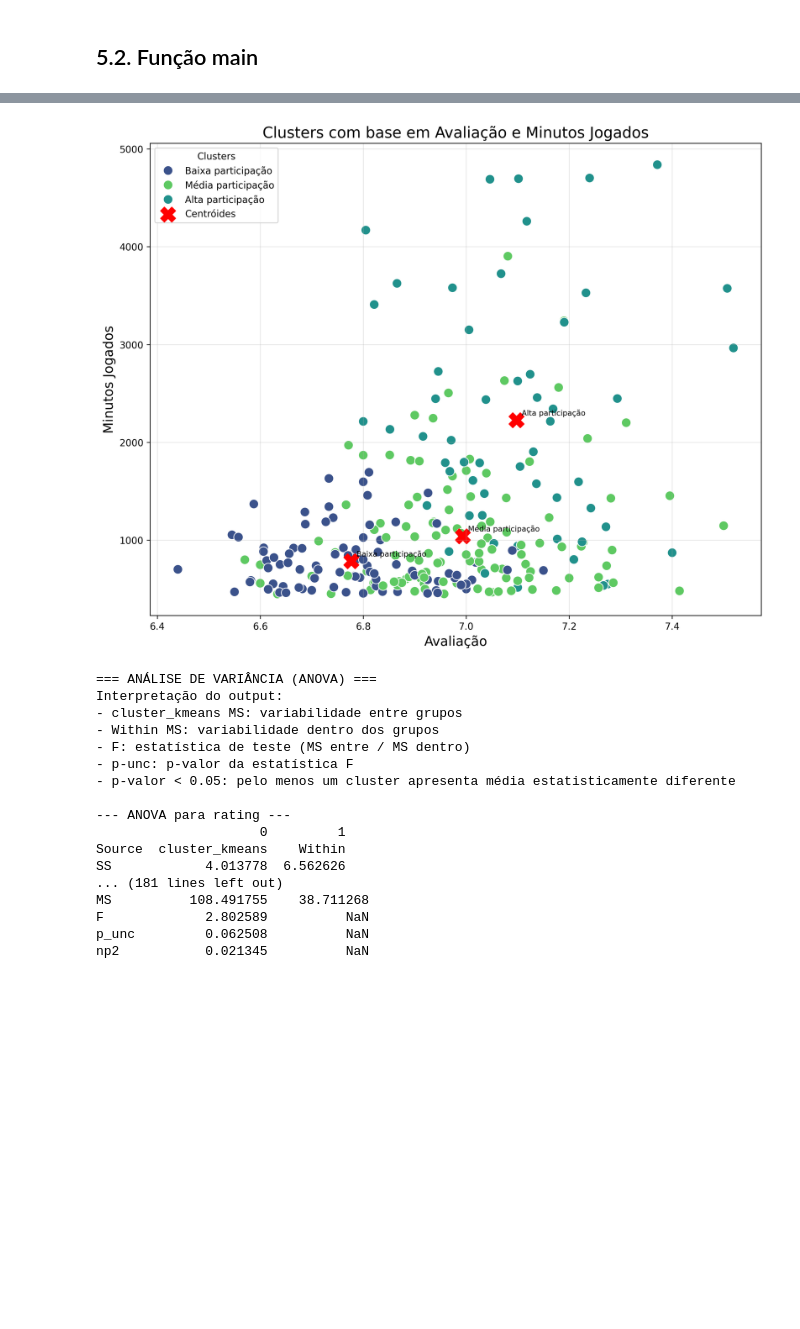
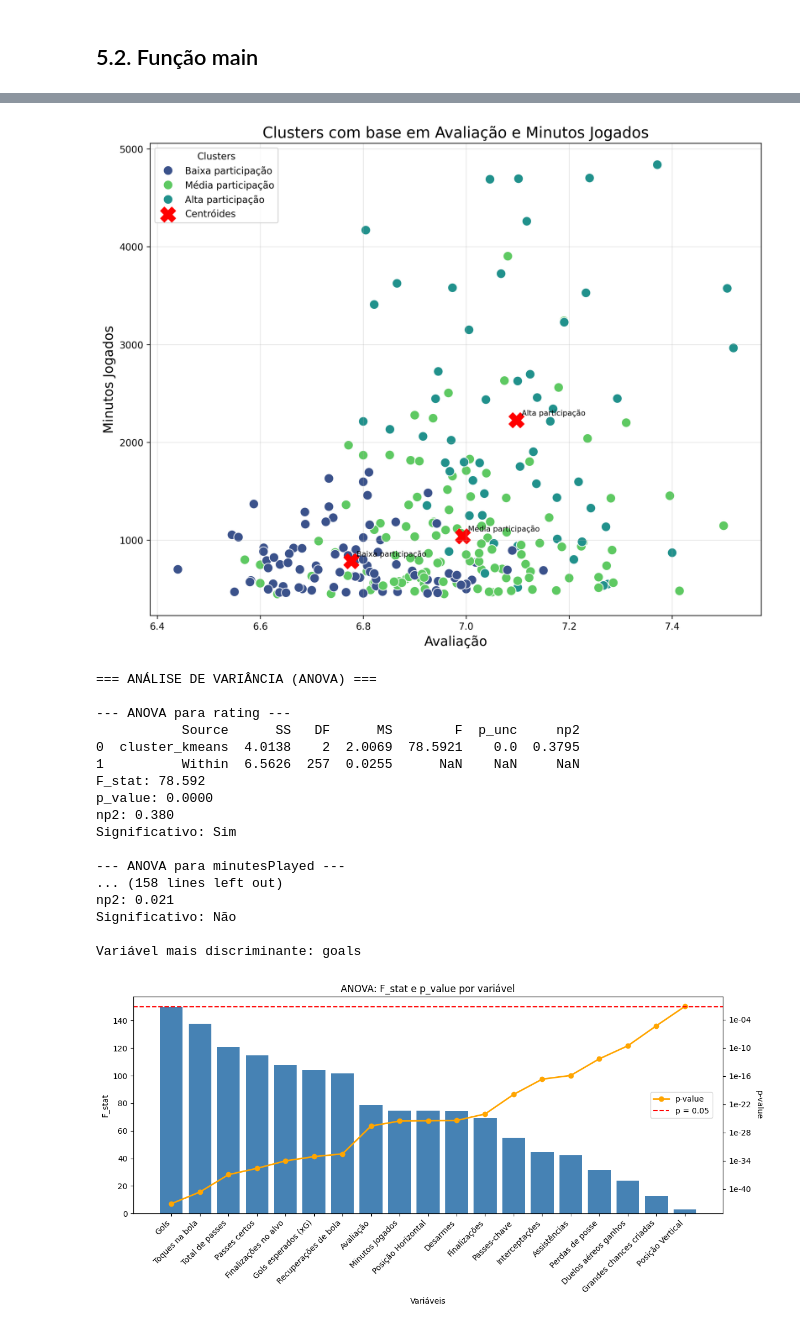
Before and after one commit to jillianb2m/tcc-futebol-analise, a Jupyter notebook: tcc_ml_futebol.ipynb, the cells around one changed output, grey strips where cells are left out. Cells and saved outputs as stored; diff of their text form; code cells hidden in the pictures; blank space fills up the shorter version.

Commit message:
20260615v43 - Ajustando gráfico ANOVA

```diff
--- a/tcc_ml_futebol.ipynb
+++ b/tcc_ml_futebol.ipynb
@@ -87,13 +88,20 @@ mapa_variaveis = {
     'rating': 'Avaliação',
     'minutesPlayed': 'Minutos Jogados',
     'totalPass': 'Total de passes',
+    'onTargetScoringAttempt': 'Finalizações no alvo',
+    'bigChanceCreated': 'Grandes chances criadas',
+    'expectedGoals': 'Gols esperados (xG)',
     'accuratePass': 'Passes certos',
+    'touches': 'Toques na bola',
+    'possessionLostCtrl': 'Perdas de posse',
+    'ballRecovery': 'Recuperações de bola',
     'totalShots': 'Finalizações',
     'goals': 'Gols',
     'totalTackle': 'Desarmes',
     'interceptionWon': 'Interceptações',
     'keyPass': 'Passes-chave',
     'goalAssist': 'Assistências',
+    'aerialWon': 'Duelos aéreos ganhos',
     'Avg_X': 'Posição Horizontal',
     'Avg_Y': 'Posição Vertical'
 }
@@ -756,6 +813,7 @@ def main(pos_alvo=CONFIG['POSICAO_ALVO'], min_jogos=CONFIG['MIN_JOGOS']):
 
 
   resultado_final.comparar_clusters_anova()
+  resultado_final.plot_anova(resultado_final.df_anova)
 
   """
   resultado_final.gerar_clusters_3d()
@@ -782,18 +847,19 @@ cluster
 [figure]
 === ANÁLISE DE VARIÂNCIA (ANOVA) ===
-Interpretação do output:
-- cluster_kmeans MS: variabilidade entre grupos
-- Within MS: variabilidade dentro dos grupos
-- F: estatística de teste (MS entre / MS dentro)
-- p-unc: p-valor da estatística F
-- p-valor < 0.05: pelo menos um cluster apresenta média estatisticamente diferente
 
 --- ANOVA para rating ---
-                     0         1
-Source  cluster_kmeans    Within
-SS            4.013778  6.562626
-... (181 lines left out)
-MS          108.491755    38.711268
-F             2.802589          NaN
-p_unc         0.062508          NaN
-np2           0.021345          NaN
+           Source      SS   DF      MS        F  p_unc     np2
+0  cluster_kmeans  4.0138    2  2.0069  78.5921    0.0  0.3795
+1          Within  6.5626  257  0.0255      NaN    NaN     NaN
+F_stat: 78.592
+p_value: 0.0000
+np2: 0.380
+Significativo: Sim
+
+--- ANOVA para minutesPlayed ---
+... (158 lines left out)
+np2: 0.021
+Significativo: Não
+
+Variável mais discriminante: goals
+[figure, added]
```
Also changed, not shown: parts of 5 cells of this notebook.
